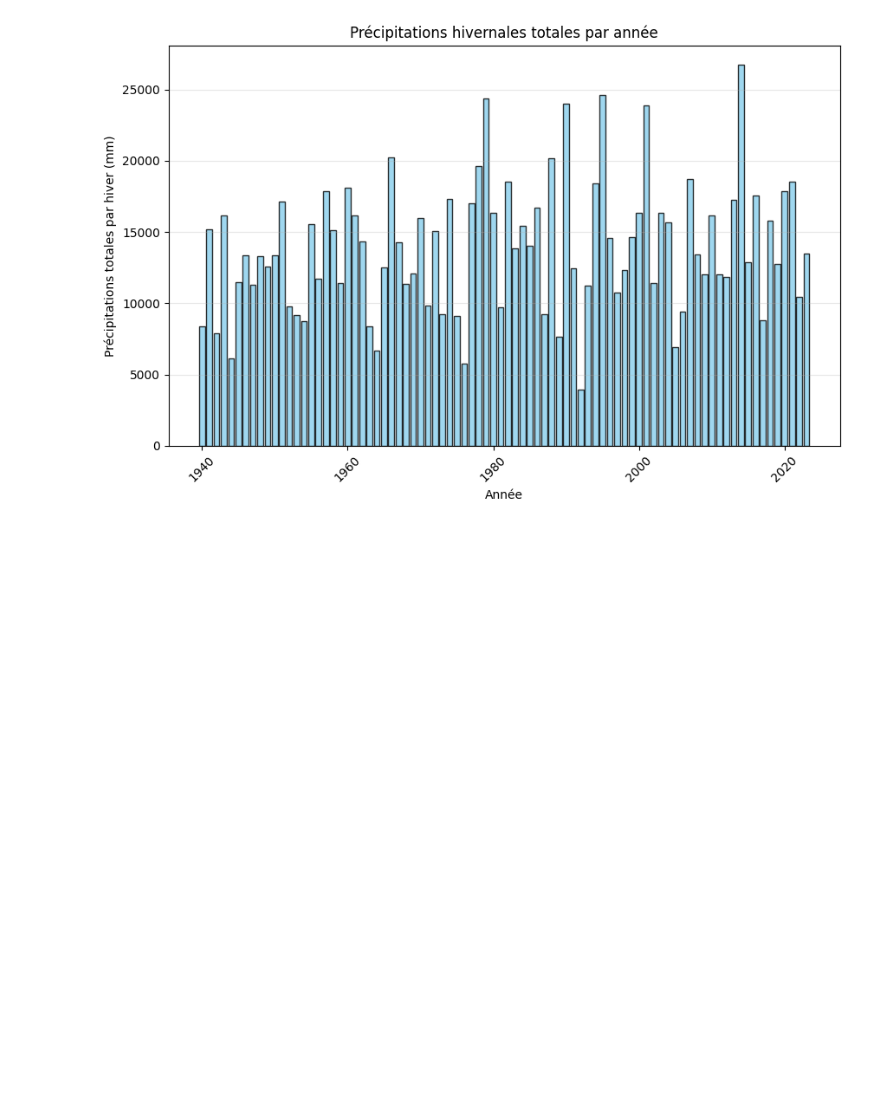
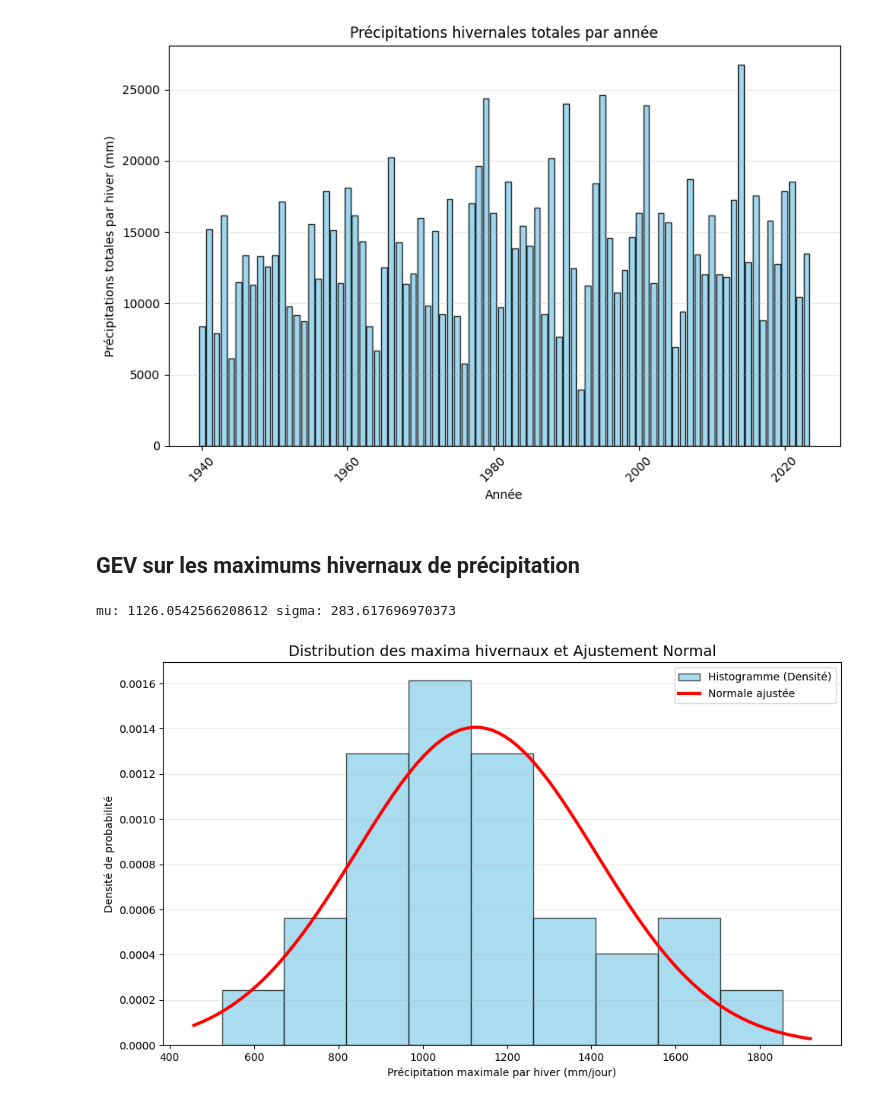
Before and after one commit to Faza20-lab/Projet_stats, a Jupyter notebook: Projet_stats.ipynb, the cells around one changed output. Saved outputs shown, nothing was run; the diff lists cells and outputs as text; code cells hidden in the pictures; blank space fills up the shorter version.

```diff
--- a/Projet_stats.ipynb
+++ b/Projet_stats.ipynb
@@ -344,3 +419,35 @@ plt.grid(axis='y', alpha=0.3)
 plt.show()
 # %% [output]
 [figure]
+# %% [markdown]
+## GEV sur les maximums hivernaux de précipitation
+# %%
+# --- Tracé de l'histogramme en densité ---
+plt.figure(figsize=(10,6))
+# Calculer le nombre de bins (sqrt(N) ici) pour le pas de l'histogramme
+bins = int(np.sqrt(len(pr_max_an.values)))
+
+plt.hist(pr_max_an.values, bins=bins, density=True,
+         color='skyblue', edgecolor='black', alpha=0.7,
+         label='Histogramme (Densité)')
+
+# --- Courbe normale ajustée ---
+xmin, xmax = plt.xlim()
+xx = np.linspace(xmin, xmax, 100)
+
+mu, sigma = norm.fit(pr_max_an.values)
+plt.plot(xx, norm.pdf(xx, mu, sigma), 'r-', lw=3,
+         label=f'Normale ajustée')
+print("mu:", mu, "sigma:", sigma)
+
+# --- Labels et légende ---
+plt.xlabel("Précipitation maximale par hiver (mm/jour)")
+plt.ylabel("Densité de probabilité")
+plt.title("Distribution des maxima hivernaux et Ajustement Normal", fontsize=14)
+plt.legend()
+plt.grid(axis='y', alpha=0.3)
+plt.tight_layout()
+plt.show()
+# %% [output]
+mu: 1126.0542566208612 sigma: 283.617696970373
+[figure, added]
```
Also changed, not shown: parts of 65 cells of this notebook.
